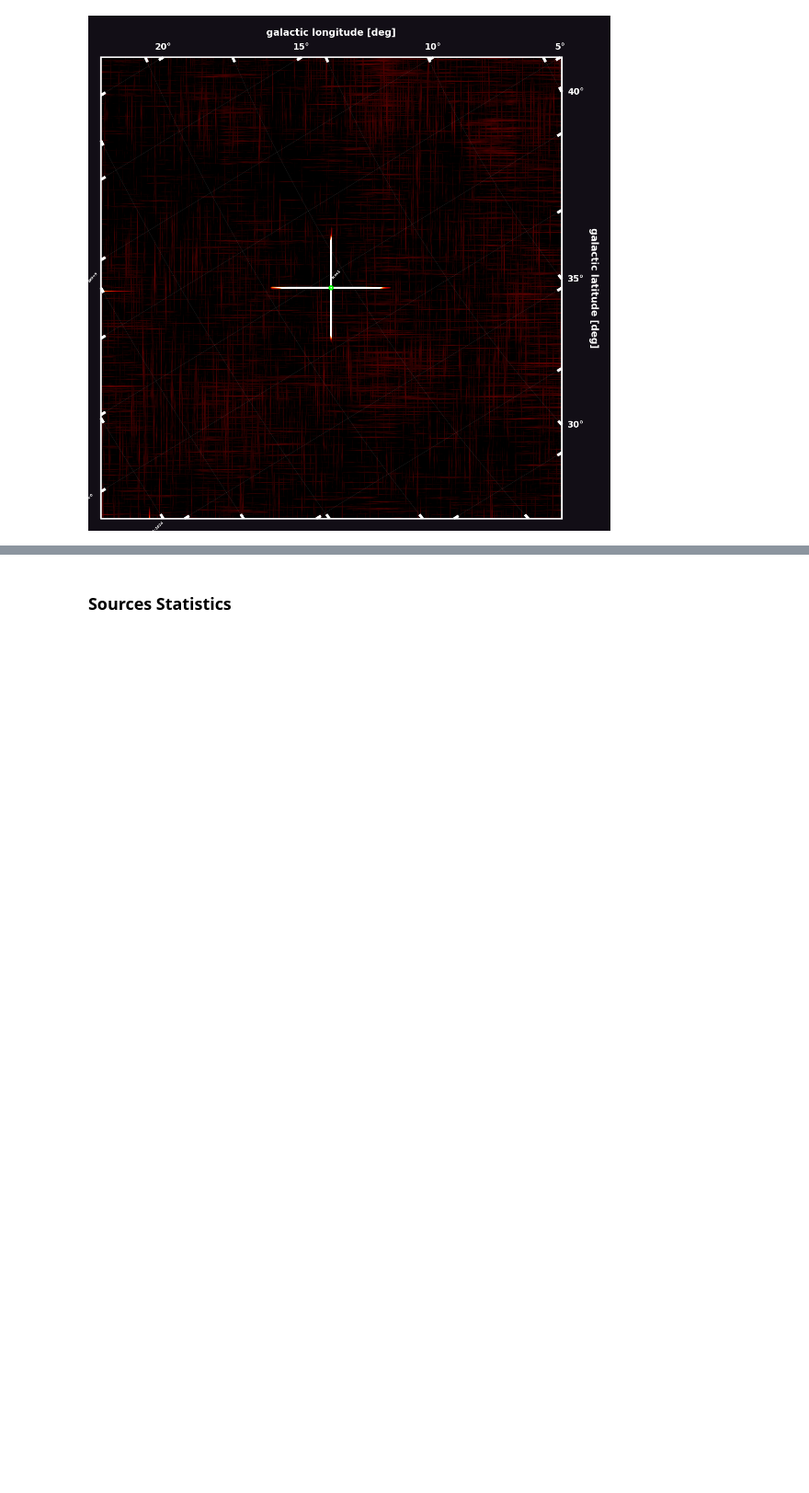
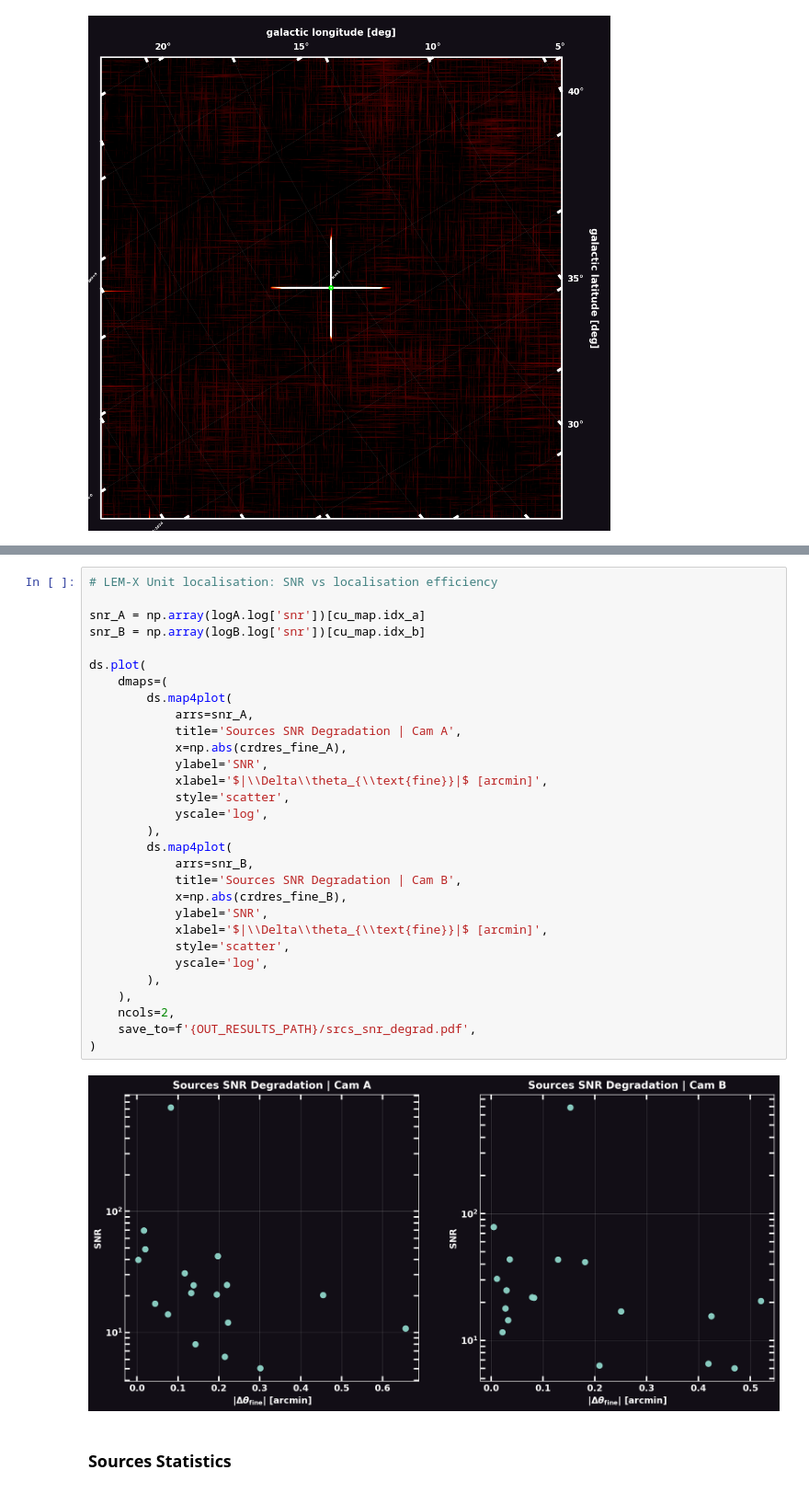
Before and after one commit to EdoardoGiancarli/LearningCodedMasks, a Jupyter notebook: IROS/DEMO_PAPER_RESULTS.ipynb, the cells around one changed output, grey strips where cells are left out. Shown at 92% size. Drawn from its saved outputs; the diff is of its cells as text; blank space fills up the shorter version.

```diff
--- a/IROS/DEMO_PAPER_RESULTS.ipynb
+++ b/IROS/DEMO_PAPER_RESULTS.ipynb
@@ -293,3 +489,35 @@ show_composed_skymap(
+# %%
+# LEM-X Unit localisation: SNR vs localisation efficiency
+
+snr_A = np.array(logA.log['snr'])[cu_map.idx_a]
+snr_B = np.array(logB.log['snr'])[cu_map.idx_b]
+
+ds.plot(
+    dmaps=(
+        ds.map4plot(
+            arrs=snr_A,
+            title='Sources SNR Degradation | Cam A',
+            x=np.abs(crdres_fine_A),
+            ylabel='SNR',
+            xlabel='$|\\Delta\\theta_{\\text{fine}}|$ [arcmin]',
+            style='scatter',
+            yscale='log',
+        ),
+        ds.map4plot(
+            arrs=snr_B,
+            title='Sources SNR Degradation | Cam B',
+            x=np.abs(crdres_fine_B),
+            ylabel='SNR',
+            xlabel='$|\\Delta\\theta_{\\text{fine}}|$ [arcmin]',
+            style='scatter',
+            yscale='log',
+        ),
+    ),
+    ncols=2,
+    save_to=f'{OUT_RESULTS_PATH}/srcs_snr_degrad.pdf',
+)
+# %% [output]
+[figure, added]
 # %% [markdown]
 ### **Sources Statistics**
 # %%
```
Also changed, not shown: parts of 8 cells of this notebook, 1 other file.
